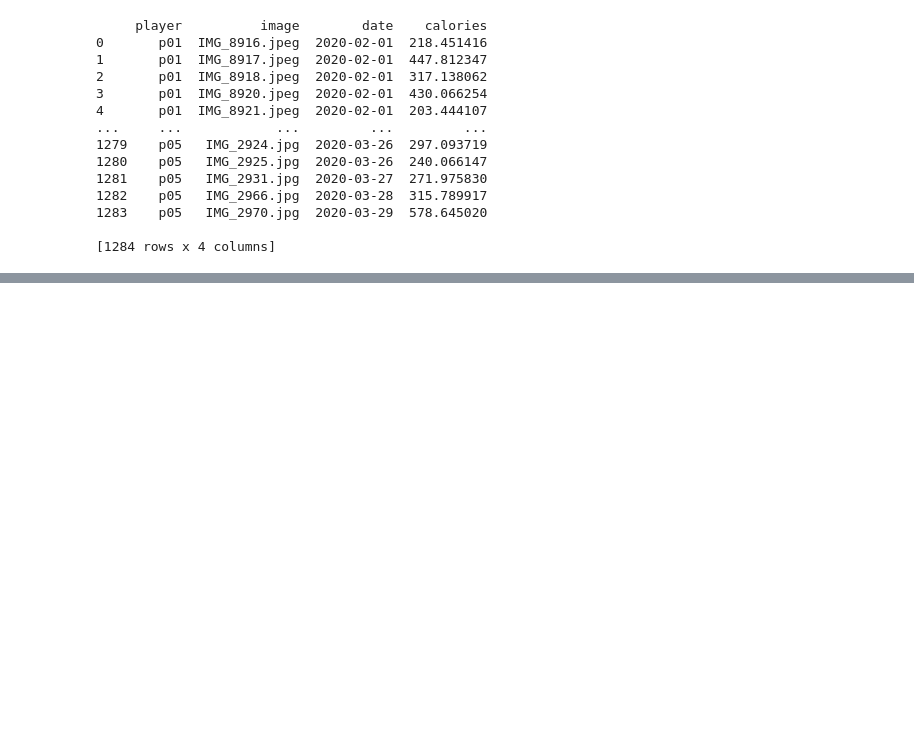
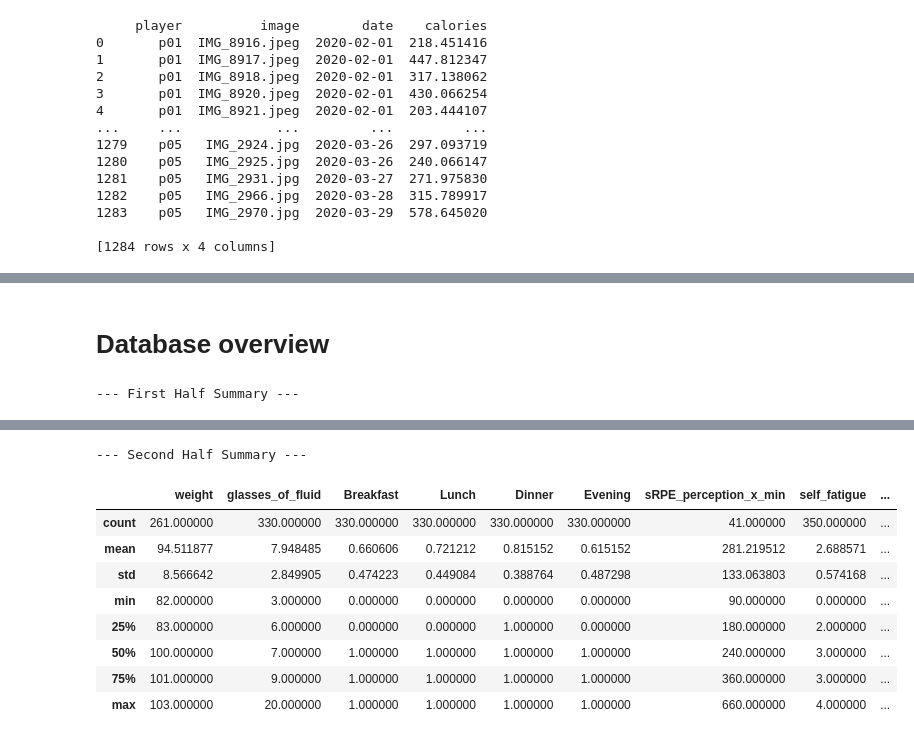
Before and after one commit to noahparisse/injury-prediction, a Jupyter notebook: main.ipynb, the cells around one changed output, grey strips where cells are left out. Saved outputs shown, nothing was run; the diff lists cells and outputs as text; code cells hidden in the pictures; blank space fills up the shorter version.

```diff
--- a/main.ipynb
+++ b/main.ipynb
@@ -321,3 +327,21 @@ print("Master DataFrame shape:", master_df.shape)
 
 [5 rows x 37 columns]
 Master DataFrame shape: (456, 37)
+# %% [markdown]
+# Database overview
+# %%
+# Find the midpoint of the COLUMNS
+midpoint = len(master_df.columns) // 2
+
+# Cut the columns into two halves (all rows, split columns)
+df_first_half = master_df.iloc[:, :midpoint]
+df_second_half = master_df.iloc[:, midpoint:]
+
+# Print or display the describe for each half
+print("--- First Half Summary ---")
+display(df_first_half.describe().style.set_sticky(axis="index"))
+
+print("\n--- Second Half Summary ---")
+display(df_second_half.describe().style.set_sticky(axis="index"))
+# %% [output]
+--- First Half Summary ---
@@ -323,0 +357,10 @@ Master DataFrame shape: (456, 37)
+--- Second Half Summary ---
+|  | weight | glasses_of_fluid | Breakfast | Lunch | Dinner | Evening | sRPE_perception_x_min | self_fatigue | ... |
+| count | 261.000000 | 330.000000 | 330.000000 | 330.000000 | 330.000000 | 330.000000 | 41.000000 | 350.000000 | ... |
+| mean | 94.511877 | 7.948485 | 0.660606 | 0.721212 | 0.815152 | 0.615152 | 281.219512 | 2.688571 | ... |
+| std | 8.566642 | 2.849905 | 0.474223 | 0.449084 | 0.388764 | 0.487298 | 133.063803 | 0.574168 | ... |
+| min | 82.000000 | 3.000000 | 0.000000 | 0.000000 | 0.000000 | 0.000000 | 90.000000 | 0.000000 | ... |
+| 25% | 83.000000 | 6.000000 | 0.000000 | 0.000000 | 1.000000 | 0.000000 | 180.000000 | 2.000000 | ... |
+| 50% | 100.000000 | 7.000000 | 1.000000 | 1.000000 | 1.000000 | 1.000000 | 240.000000 | 3.000000 | ... |
+| 75% | 101.000000 | 9.000000 | 1.000000 | 1.000000 | 1.000000 | 1.000000 | 360.000000 | 3.000000 | ... |
+| max | 103.000000 | 20.000000 | 1.000000 | 1.000000 | 1.000000 | 1.000000 | 660.000000 | 4.000000 | ... |
```
Also changed, not shown: parts of 23 cells of this notebook, 2 other files.
